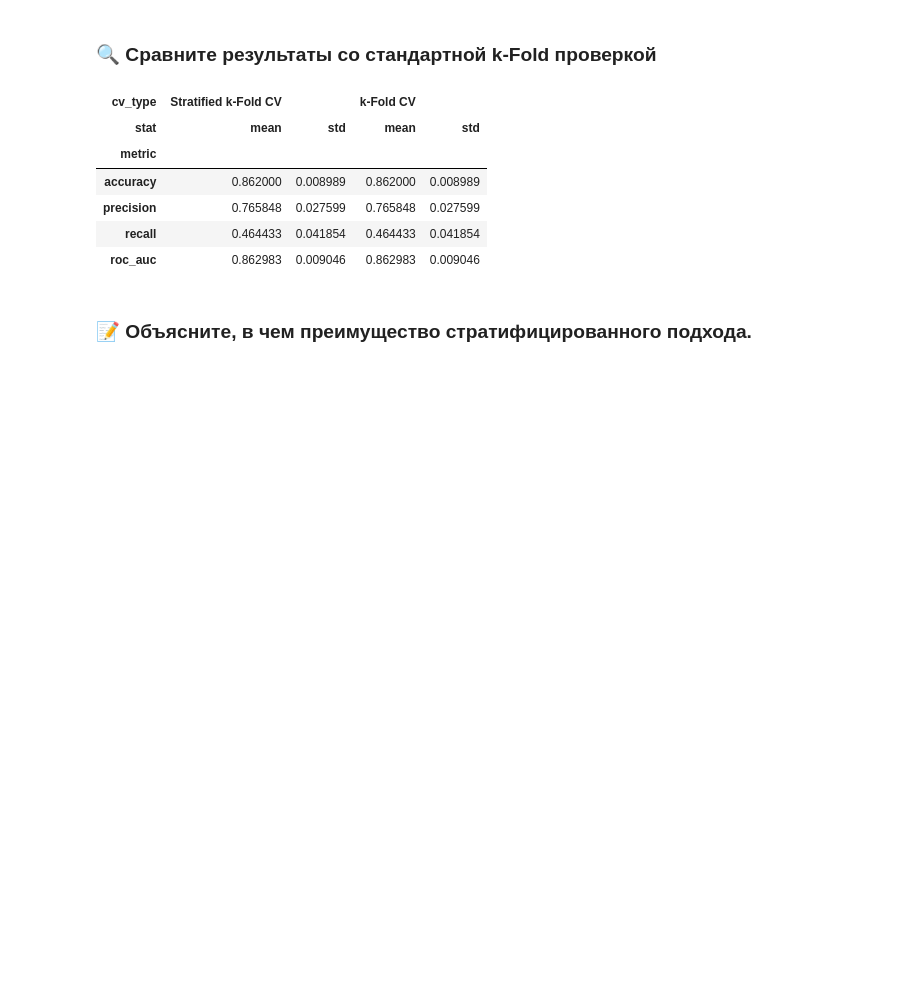
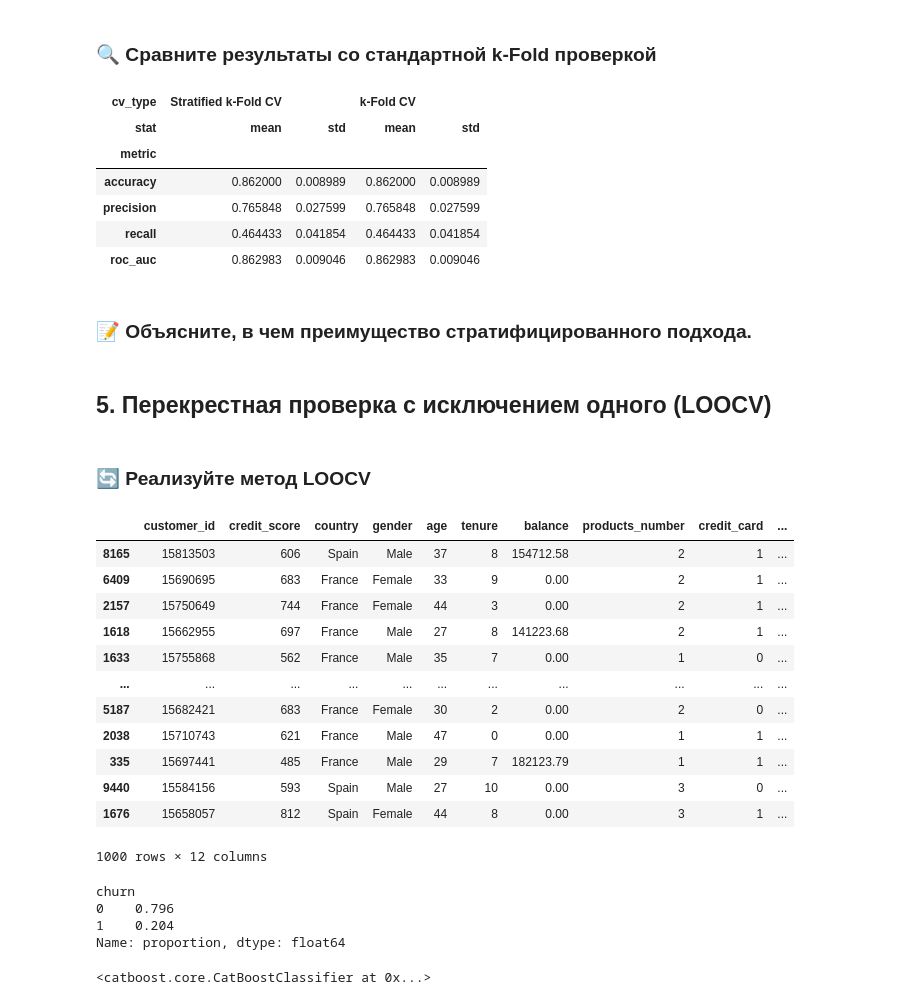
Before and after one commit to MarufIbragimov/zypl_ds, a Jupyter notebook: homework_1/homework_1.ipynb, the cells around one changed output. Cells and saved outputs as stored; diff of their text form; code cells hidden in the pictures; blank space fills up the shorter version.

```diff
--- a/homework_1/homework_1.ipynb
+++ b/homework_1/homework_1.ipynb
@@ -323,3 +323,5 @@ for label in metrics_labels:
 | roc_auc | 0.862983 | 0.009046 | 0.862983 | 0.009046 |
 # %% [markdown]
 ### 📝 **Объясните, в чем преимущество стратифицированного подхода.**
+# %% [markdown]
+## 5. Перекрестная проверка с исключением одного (LOOCV)
@@ -325,0 +330,2 @@ for label in metrics_labels:
+# %% [markdown]
+### 🔄 **Реализуйте метод LOOCV**
@@ -325,0 +334,25 @@ for label in metrics_labels:
+# %%
+df_sample=df2.groupby(target).sample(frac=.1, random_state=seed)
+# %%
+df_sample
+# %% [output]
+|  | customer_id | credit_score | country | gender | age | tenure | balance | products_number | credit_card | ... |
+| 8165 | 15813503 | 606 | Spain | Male | 37 | 8 | 154712.58 | 2 | 1 | ... |
+| 6409 | 15690695 | 683 | France | Female | 33 | 9 | 0.00 | 2 | 1 | ... |
+| 2157 | 15750649 | 744 | France | Female | 44 | 3 | 0.00 | 2 | 1 | ... |
+| 1618 | 15662955 | 697 | France | Male | 27 | 8 | 141223.68 | 2 | 1 | ... |
+| 1633 | 15755868 | 562 | France | Male | 35 | 7 | 0.00 | 1 | 0 | ... |
+| ... | ... | ... | ... | ... | ... | ... | ... | ... | ... | ... |
+| 5187 | 15682421 | 683 | France | Female | 30 | 2 | 0.00 | 2 | 0 | ... |
+| 2038 | 15710743 | 621 | France | Male | 47 | 0 | 0.00 | 1 | 1 | ... |
+| 335 | 15697441 | 485 | France | Male | 29 | 7 | 182123.79 | 1 | 1 | ... |
+| 9440 | 15584156 | 593 | Spain | Male | 27 | 10 | 0.00 | 3 | 0 | ... |
+| 1676 | 15658057 | 812 | Spain | Female | 44 | 8 | 0.00 | 3 | 1 | ... |
+1000 rows × 12 columns
+# %%
+df_sample['churn'].value_counts(normalize=True)
+# %% [output]
+churn
+0    0.796
+1    0.204
+Name: proportion, dtype: float64
@@ -325,0 +369,4 @@ for label in metrics_labels:
+# %%
+model_2.fit(X_sample_train, y_sample_train)
+# %% [output]
+<catboost.core.CatBoostClassifier at 0x...>
```
Also changed, not shown: parts of 12 cells of this notebook, 8 other files.
